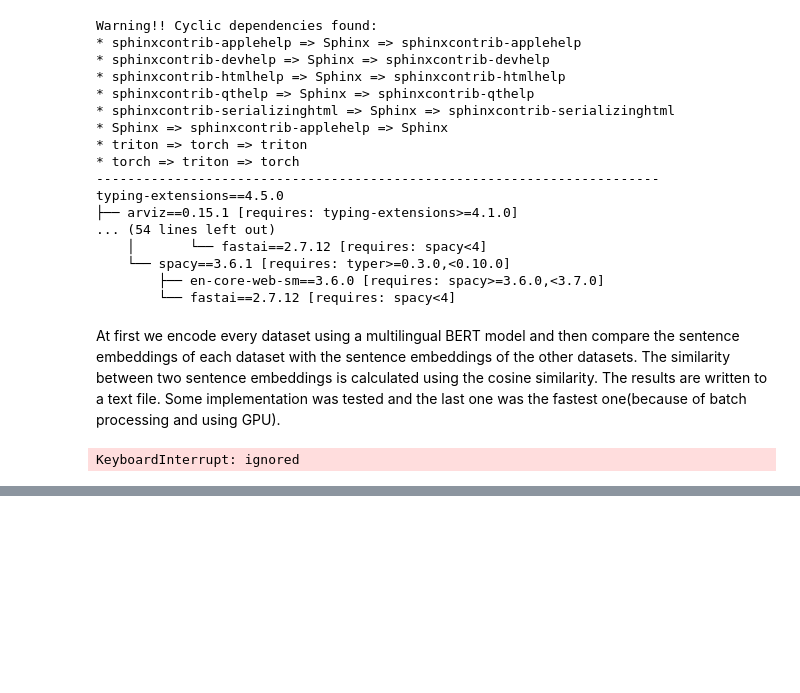
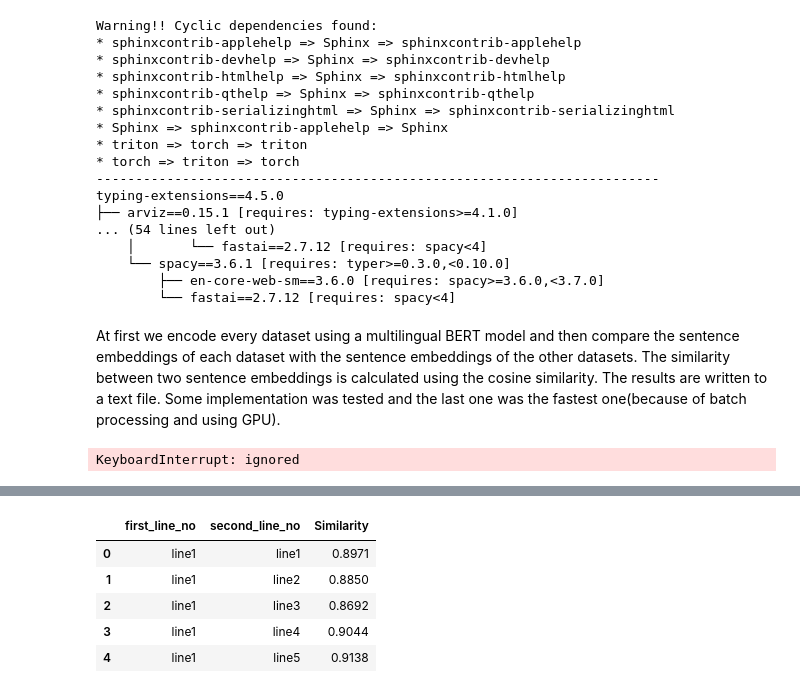
Before and after one commit to Hirbod-JORFlint/Language_layer_investigation, a Jupyter notebook: similarity test.ipynb, the cells around one changed output, grey strips where cells are left out. Cells and saved outputs as stored; diff of their text form; code cells hidden in the pictures; blank space fills up the shorter version.

```diff
--- a/similarity test.ipynb
+++ b/similarity test.ipynb
@@ -335,0 +369,11 @@ Among these results actually the content of english datasets has to be considere
+# %%
+with open('E:\Dars\Research Project\Language_layer_investigation\datasets\Files\en_ewt_fa_seraj_comparison.txt', 'r', encoding='utf-8') as f2:
+  df2 = pd.read_csv(f2, sep=',')
+df2.head()
+# %% [output]
+|  | first_line_no | second_line_no | Similarity |
+| 0 | line1 | line1 | 0.8971 |
+| 1 | line1 | line2 | 0.8850 |
+| 2 | line1 | line3 | 0.8692 |
+| 3 | line1 | line4 | 0.9044 |
+| 4 | line1 | line5 | 0.9138 |
```
Also changed, not shown: parts of 7 cells of this notebook, 10 other files.
